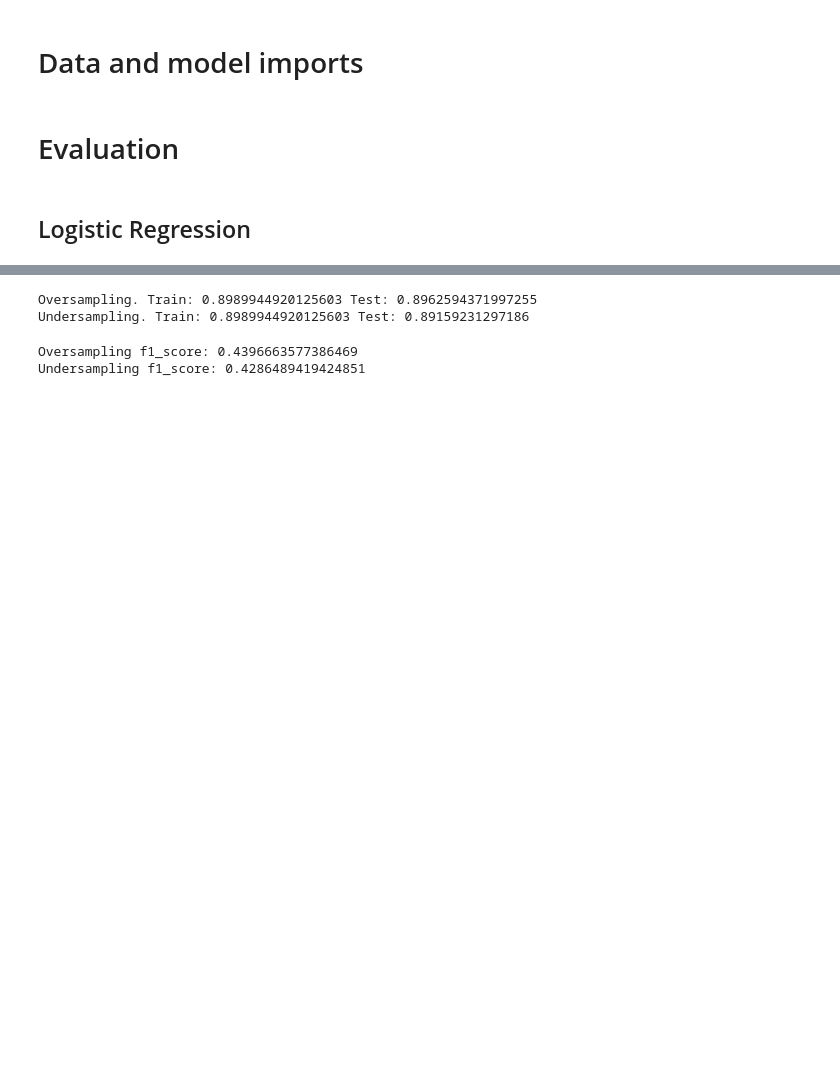
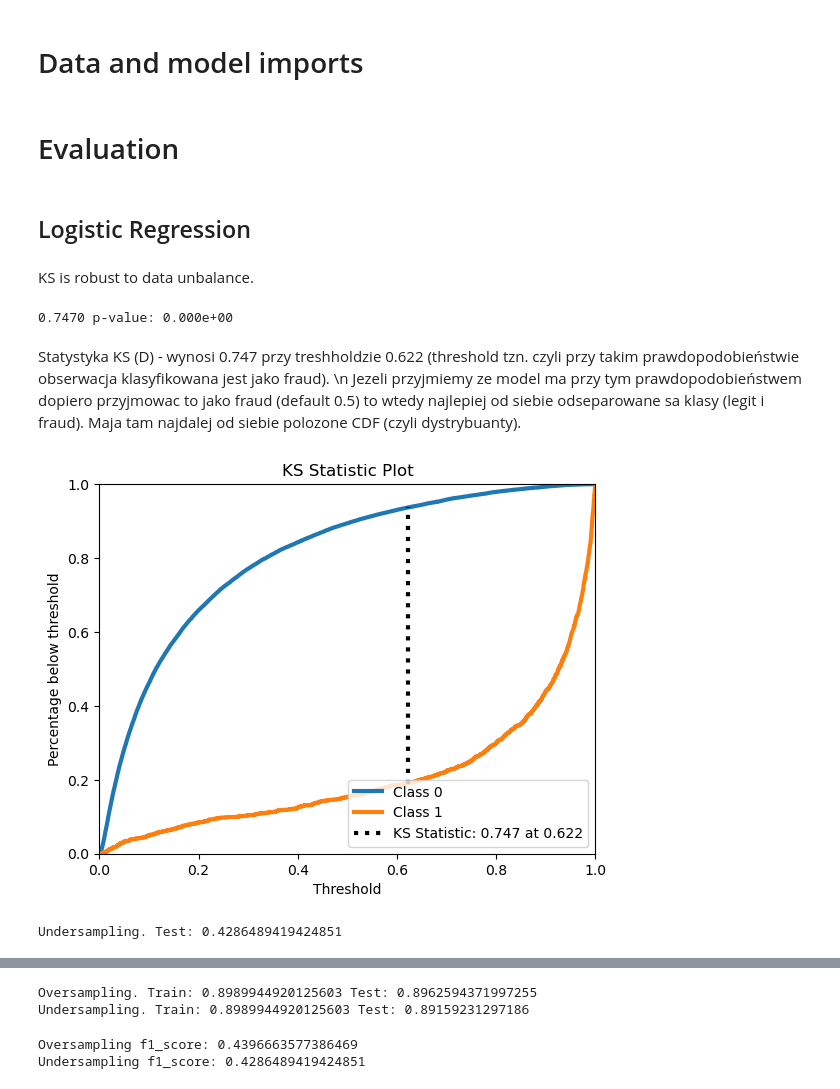
Before and after one commit to JakubKozlowski1/data_mining, a Jupyter notebook: evaluation.ipynb, the cells around one changed output, grey strips where cells are left out. Cells and saved outputs as stored; diff of their text form; code cells hidden in the pictures; blank space fills up the shorter version.

Commit message:
KS stat and curve

```diff
--- a/evaluation.ipynb
+++ b/evaluation.ipynb
@@ -41,3 +44,24 @@ over_y_pred_proba =o_lr.predict_proba(X_test)
 
 under_train_pred = u_lr.predict(X_train)
 over_train_pred = o_lr.predict(X_train)
+# %% [markdown]
+KS is robust to data unbalance.
+# %%
+df = pd.DataFrame()
+df['real'] = y_test
+df['proba'] = under_y_pred_proba[:,1]
+
+class0 = df[df['real'] == 0]
+class1 = df[df['real'] == 1]
+ks = ks_2samp(class0['proba'], class1['proba'])
+print(f"{ks.statistic:.4f} p-value: {ks.pvalue:.3e}")
+# %% [output]
+0.7470 p-value: 0.000e+00
+# %% [markdown]
+Statystyka KS (D) - wynosi 0.747 przy treshholdzie 0.622 (threshold tzn. czyli przy takim prawdopodobieństwie obserwacja klasyfikowana jest jako fraud). \n
+Jezeli przyjmiemy ze model ma przy tym prawdopodobieństwem dopiero przyjmowac to jako fraud (default 0.5) to wtedy najlepiej od siebie odseparowane sa klasy (legit i fraud). Maja tam najdalej od siebie polozone CDF (czyli dystrybuanty).
+# %%
+skplt.metrics.plot_ks_statistic(y_test, under_y_pred_proba)
+plt.show()
+# %% [output]
+[figure, added]
@@ -43,0 +71,4 @@ over_train_pred = o_lr.predict(X_train)
+# %%
+print(f'Undersampling. Test: {f1_score(y_test, pred_class_logit)}')
+# %% [output]
+Undersampling. Test: 0.4286489419424851
```
Also changed, not shown: parts of 3 cells of this notebook, 1 other file.
